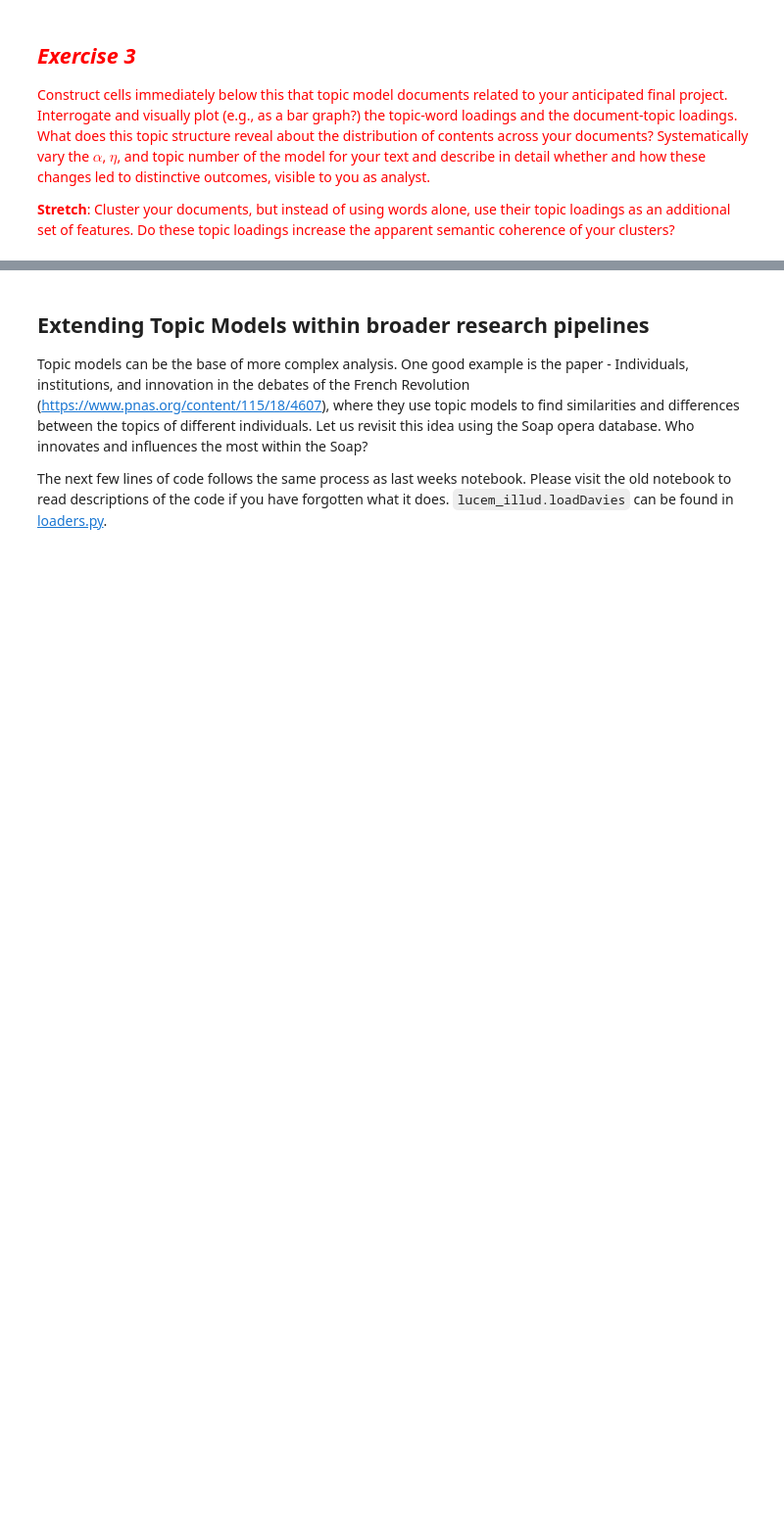
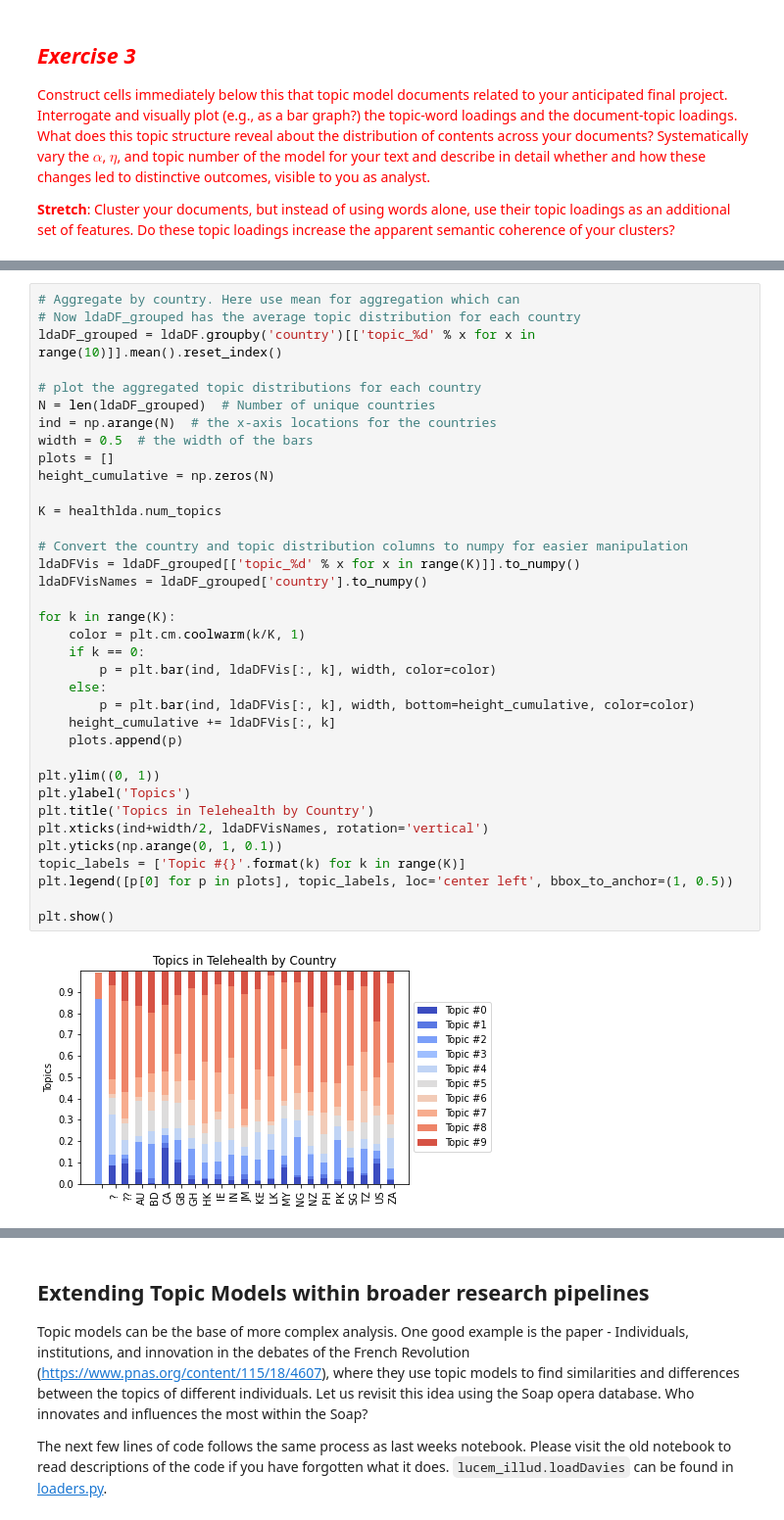
Before and after one commit to floriatea/CCA_NLP, a Jupyter notebook: Homework-Notebooks-2023/week-3/3-Topic-Modeling-and-Clustering.ipynb, the cells around one changed output, grey strips where cells are left out. Shown at 98% size. Drawn from its saved outputs; the diff is of its cells as text; blank space fills up the shorter version.

```diff
--- a/Homework-Notebooks-2023/week-3/3-Topic-Modeling-and-Clustering.ipynb
+++ b/Homework-Notebooks-2023/week-3/3-Topic-Modeling-and-Clustering.ipynb
@@ -1370,0 +1588,38 @@ This [HDP tutorial](https://towardsdatascience.com/dont-be-afraid-of-nonparametr
+# %%
+# Aggregate by country. Here use mean for aggregation which can
+# Now ldaDF_grouped has the average topic distribution for each country
+ldaDF_grouped = ldaDF.groupby('country')[['topic_%d' % x for x in range(10)]].mean().reset_index()
+
+# plot the aggregated topic distributions for each country
+N = len(ldaDF_grouped)  # Number of unique countries
+ind = np.arange(N)  # the x-axis locations for the countries
+width = 0.5  # the width of the bars
+plots = []
+height_cumulative = np.zeros(N)
+
+K = healthlda.num_topics
+
+# Convert the country and topic distribution columns to numpy for easier manipulation
+ldaDFVis = ldaDF_grouped[['topic_%d' % x for x in range(K)]].to_numpy()
+ldaDFVisNames = ldaDF_grouped['country'].to_numpy()
+
+for k in range(K):
+    color = plt.cm.coolwarm(k/K, 1)
+    if k == 0:
+        p = plt.bar(ind, ldaDFVis[:, k], width, color=color)
+    else:
+        p = plt.bar(ind, ldaDFVis[:, k], width, bottom=height_cumulative, color=color)
+    height_cumulative += ldaDFVis[:, k]
+    plots.append(p)
+
+plt.ylim((0, 1))
+plt.ylabel('Topics')
+plt.title('Topics in Telehealth by Country')
+plt.xticks(ind+width/2, ldaDFVisNames, rotation='vertical')
+plt.yticks(np.arange(0, 1, 0.1))
+topic_labels = ['Topic #{}'.format(k) for k in range(K)]
+plt.legend([p[0] for p in plots], topic_labels, loc='center left', bbox_to_anchor=(1, 0.5))
+
+plt.show()
+# %% [output]
+[figure, added]
```
Also changed, not shown: parts of 35 cells of this notebook.
